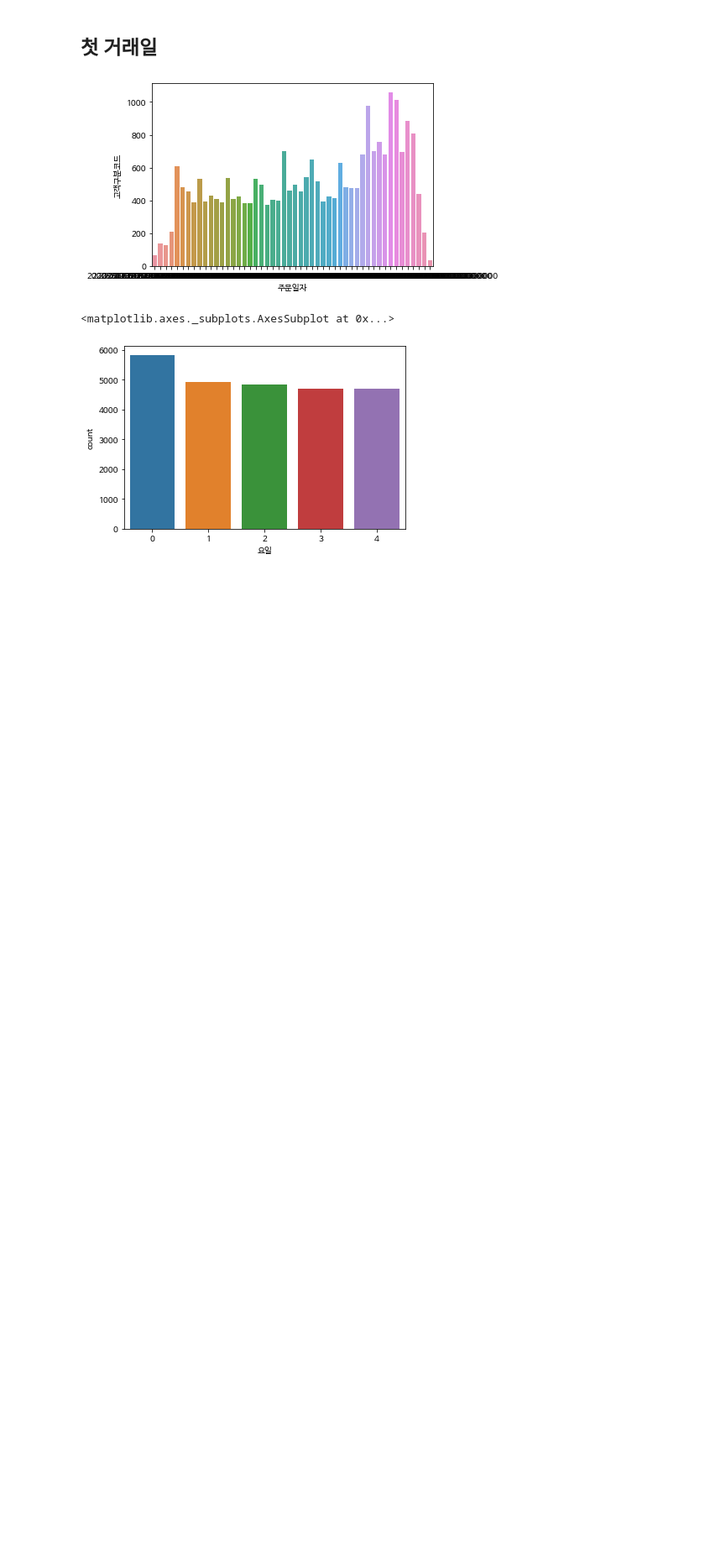
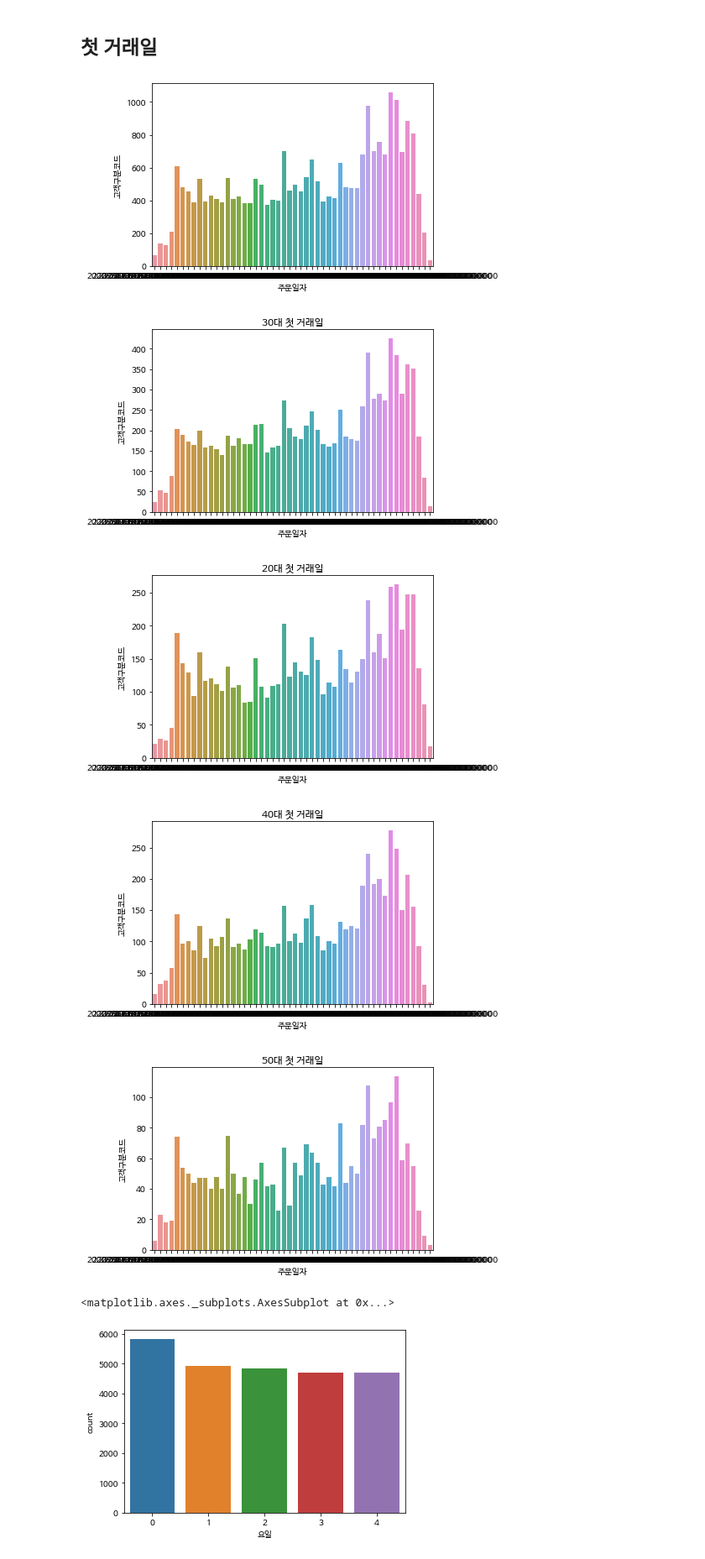
Before and after one commit to christine127/Portfolio_Recommendation_Project, a Jupyter notebook: 프로젝트_EDA.ipynb, the cells around one changed output. Shown at 84% size. Saved outputs shown, nothing was run; the diff lists cells and outputs as text; code cells hidden in the pictures; blank space fills up the shorter version.

```diff
--- a/프로젝트_EDA.ipynb
+++ b/프로젝트_EDA.ipynb
@@ -115,4 +129,18 @@ plt.rc('font', family='NanumBarunGothic')
 # plt.show()
 # %% [output]
 [figure]
+# %%
+# 나이별 첫 거래일
+for age in file['동일나이군구분코드'].unique():
+  first_date = pd.DataFrame(file.loc[file['동일나이군구분코드']==age].groupby('고객구분코드')['주문일자'].min()).reset_index()
+  first_date = pd.DataFrame(first_date.groupby('주문일자')['고객구분코드'].count())
+
+  plt.figure()
+  ax = sns.barplot(data=first_date.reset_index(), x= '주문일자',y = '고객구분코드')
+  plt.title(str(age)+'대 첫 거래일')
+# %% [output]
+[figure, added]
+[figure, added]
+[figure, added]
+[figure, added]
 # %%
```
Also changed, not shown: parts of 6 cells of this notebook.
